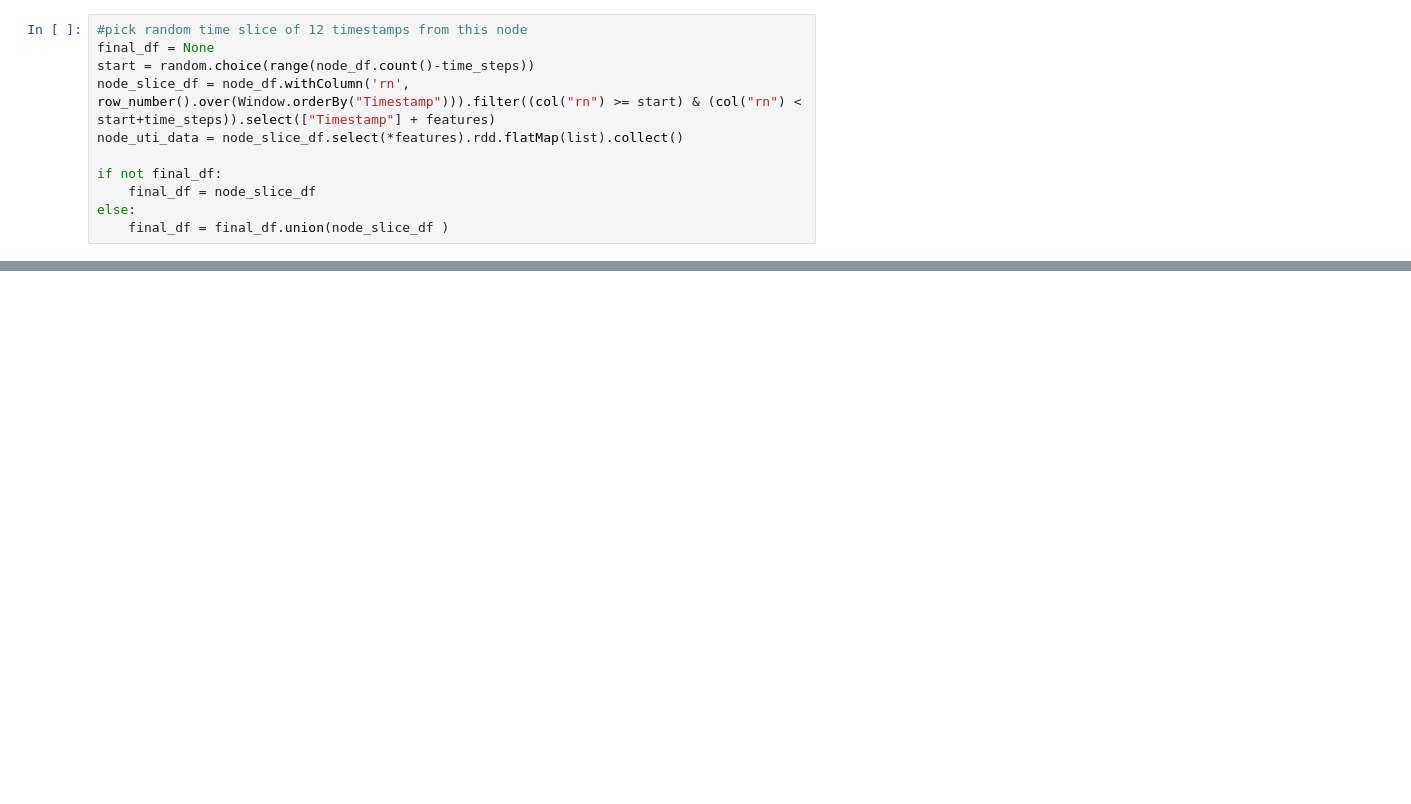
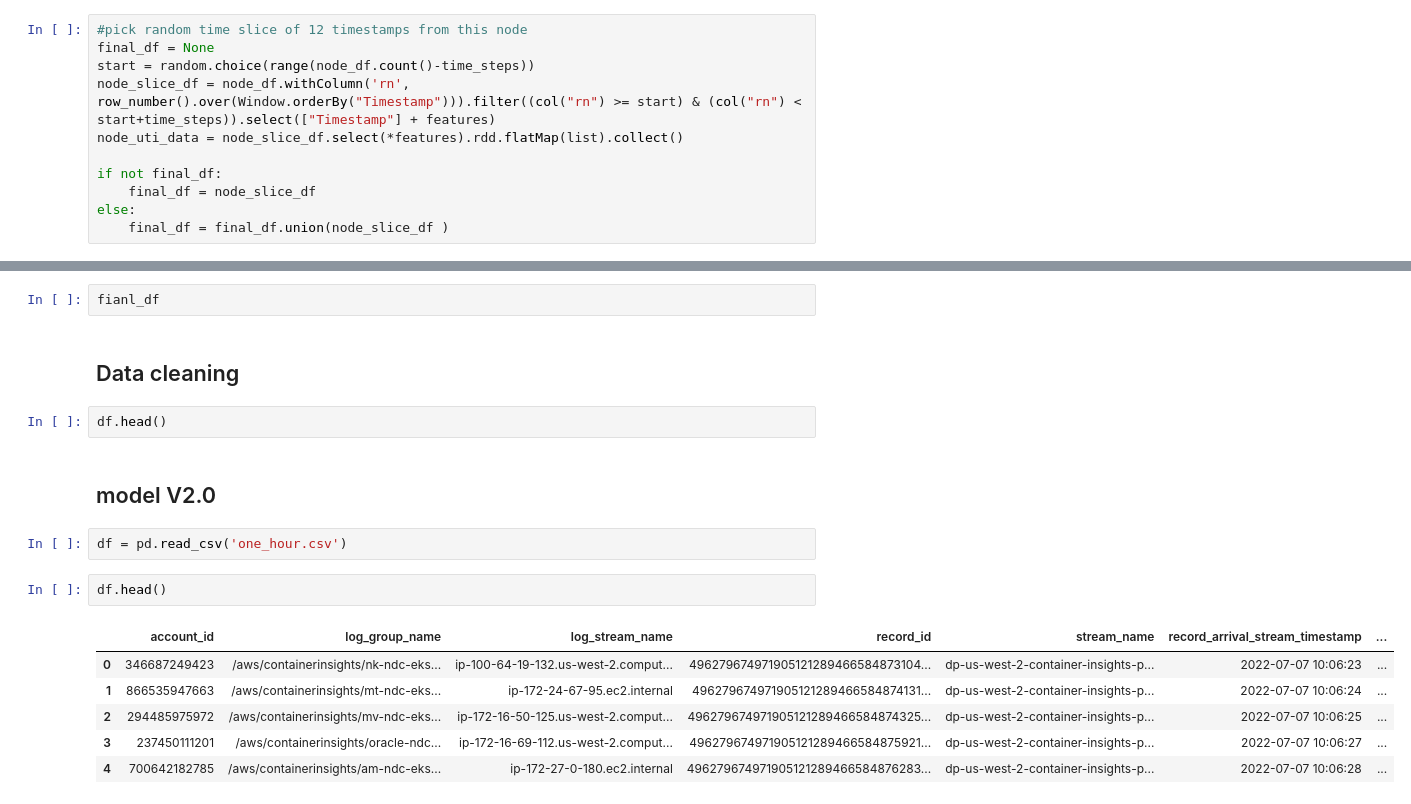
Before and after one commit to DISHDevEx/eks-ml-pipeline, a Jupyter notebook: notebooks/hmm_modification.ipynb, the cells around one changed output, grey strips where cells are left out. Drawn from its saved outputs; the diff is of its cells as text; blank space fills up the shorter version.

```diff
--- a/notebooks/hmm_modification.ipynb
+++ b/notebooks/hmm_modification.ipynb
@@ -360,0 +212,19 @@ final_df = final_df.reshape(time_steps*samplesize,len(features)+1).collect()
+# %%
+fianl_df
+# %% [markdown]
+## Data cleaning
+# %%
+df.head()
+# %% [markdown]
+## model V2.0
+# %%
+df = pd.read_csv('one_hour.csv')
+# %%
+df.head()
+# %% [output]
+|  | account_id | log_group_name | log_stream_name | record_id | stream_name | record_arrival_stream_timestamp | ... |
+| 0 | 346687249423 | /aws/containerinsights/nk-ndc-eks... | ip-100-64-19-132.us-west-2.comput... | 496279674971905121289466584873104... | dp-us-west-2-container-insights-p... | 2022-07-07 10:06:23 | ... |
+| 1 | 866535947663 | /aws/containerinsights/mt-ndc-eks... | ip-172-24-67-95.ec2.internal | 496279674971905121289466584874131... | dp-us-west-2-container-insights-p... | 2022-07-07 10:06:24 | ... |
+| 2 | 294485975972 | /aws/containerinsights/mv-ndc-eks... | ip-172-16-50-125.us-west-2.comput... | 496279674971905121289466584874325... | dp-us-west-2-container-insights-p... | 2022-07-07 10:06:25 | ... |
+| 3 | 237450111201 | /aws/containerinsights/oracle-ndc... | ip-172-16-69-112.us-west-2.comput... | 496279674971905121289466584875921... | dp-us-west-2-container-insights-p... | 2022-07-07 10:06:27 | ... |
+| 4 | 700642182785 | /aws/containerinsights/am-ndc-eks... | ip-172-27-0-180.ec2.internal | 496279674971905121289466584876283... | dp-us-west-2-container-insights-p... | 2022-07-07 10:06:28 | ... |
```
Also changed, not shown: parts of 56 cells of this notebook, 2 other files.
